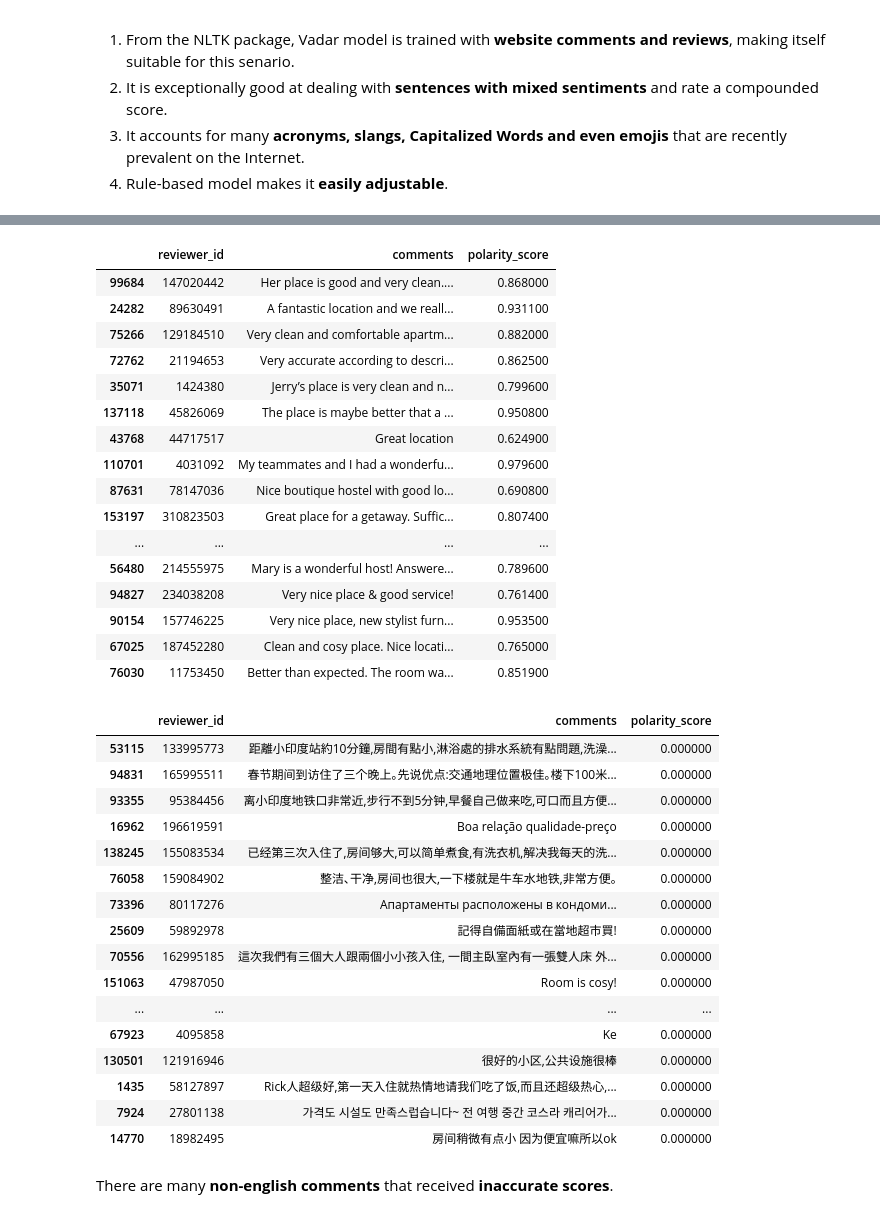
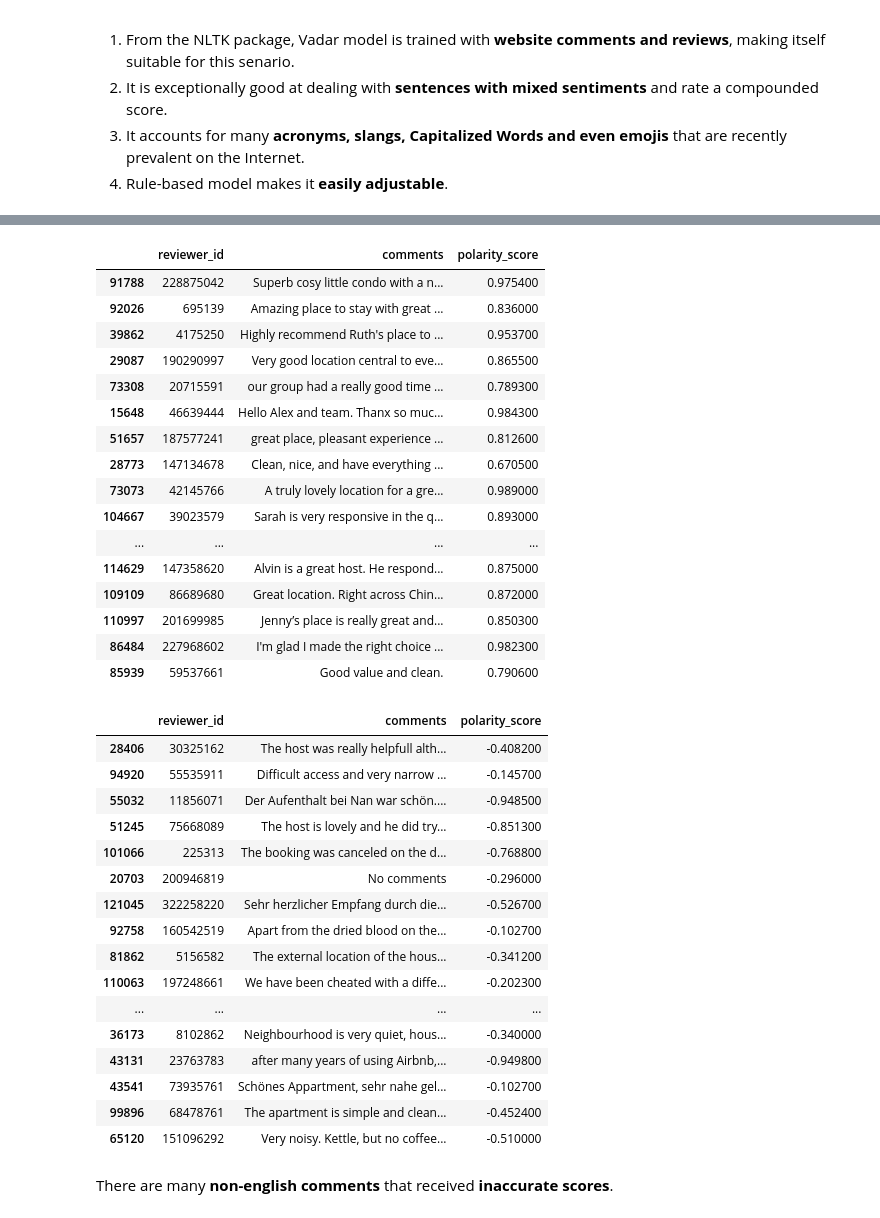
Before and after one commit to JT-H/Recommendation-System-for-Airbnb-Houses, a Jupyter notebook: Data Preparation/原始数据/NLP_on_Customer_Comments.ipynb, the cells around one changed output, grey strips where cells are left out. Cells and saved outputs as stored; diff of their text form; code cells hidden in the pictures.

Commit message:
Update NLP on Customer Comments

```diff
--- a/Data Preparation/原始数据/NLP_on_Customer_Comments.ipynb
+++ b/Data Preparation/原始数据/NLP_on_Customer_Comments.ipynb
@@ -39,3 +40,3 @@ nltk.download('vader_lexicon')
 True
 # %%
-df = pd.read_csv('../../Datasets/cleaned_reviews.csv').iloc[:,1:]
+df = pd.read_csv('../../Datasets/cleaned_reviews.csv')
@@ -171,42 +190,42 @@ See the caveats in the documentation: https://pandas.pydata.org/pandas-docs/stab
 df.loc[df.polarity_score >= 0.5,['reviewer_id','comments','polarity_score']].sample(20).style.bar(subset=['polarity_score'], align='mid', color=['#d65f5f', '#5fba7d'])
 # %% [output]
 |  | reviewer_id | comments | polarity_score |
-| 99684 | 147020442 | Her place is good and very clean.... | 0.868000 |
-| 24282 | 89630491 | A fantastic location and we reall... | 0.931100 |
-| 75266 | 129184510 | Very clean and comfortable apartm... | 0.882000 |
-| 72762 | 21194653 | Very accurate according to descri... | 0.862500 |
-| 35071 | 1424380 | Jerry’s place is very clean and n... | 0.799600 |
-| 137118 | 45826069 | The place is maybe better that a ... | 0.950800 |
-| 43768 | 44717517 | Great location | 0.624900 |
-| 110701 | 4031092 | My teammates and I had a wonderfu... | 0.979600 |
-| 87631 | 78147036 | Nice boutique hostel with good lo... | 0.690800 |
-| 153197 | 310823503 | Great place for a getaway. Suffic... | 0.807400 |
+| 91788 | 228875042 | Superb cosy little condo with a n... | 0.975400 |
+| 92026 | 695139 | Amazing place to stay with great ... | 0.836000 |
+| 39862 | 4175250 | Highly recommend Ruth's place to ... | 0.953700 |
+| 29087 | 190290997 | Very good location central to eve... | 0.865500 |
+| 73308 | 20715591 | our group had a really good time ... | 0.789300 |
+| 15648 | 46639444 | Hello Alex and team. Thanx so muc... | 0.984300 |
+| 51657 | 187577241 | great place, pleasant experience ... | 0.812600 |
+| 28773 | 147134678 | Clean, nice, and have everything ... | 0.670500 |
+| 73073 | 42145766 | A truly lovely location for a gre... | 0.989000 |
+| 104667 | 39023579 | Sarah is very responsive in the q... | 0.893000 |
 | ... | ... | ... | ... |
-| 56480 | 214555975 | Mary is a wonderful host! Answere... | 0.789600 |
-| 94827 | 234038208 | Very nice place & good service! | 0.761400 |
-| 90154 | 157746225 | Very nice place, new stylist furn... | 0.953500 |
-| 67025 | 187452280 | Clean and cosy place. Nice locati... | 0.765000 |
-| 76030 | 11753450 | Better than expected. The room wa... | 0.851900 |
+| 114629 | 147358620 | Alvin is a great host. He respond... | 0.875000 |
+| 109109 | 86689680 | Great location. Right across Chin... | 0.872000 |
+| 110997 | 201699985 | Jenny’s place is really great and... | 0.850300 |
+| 86484 | 227968602 | I'm glad I made the right choice ... | 0.982300 |
+| 85939 | 59537661 | Good value and clean. | 0.790600 |
 # %%
-df.loc[df.polarity_score == 0,['reviewer_id','comments','polarity_score']].sample(20).style.bar(subset=['polarity_score'], align='mid', color=['#d65f5f', '#5fba7d'])
+df.loc[df.polarity_score < 0,['reviewer_id','comments','polarity_score']].sample(20).style.bar(subset=['polarity_score'], align='mid', color=['#d65f5f', '#5fba7d'])
 # %% [output]
 |  | reviewer_id | comments | polarity_score |
-| 53115 | 133995773 | 距離小印度站約10分鐘,房間有點小,淋浴處的排水系統有點問題,洗澡... | 0.000000 |
-| 94831 | 165995511 | 春节期间到访住了三个晚上｡先说优点:交通地理位置极佳｡楼下100米... | 0.000000 |
-| 93355 | 95384456 | 离小印度地铁口非常近,步行不到5分钟,早餐自己做来吃,可口而且方便... | 0.000000 |
-| 16962 | 196619591 | Boa relação qualidade-preço | 0.000000 |
-| 138245 | 155083534 | 已经第三次入住了,房间够大,可以简单煮食,有洗衣机,解决我每天的洗... | 0.000000 |
-| 76058 | 159084902 | 整洁､干净,房间也很大,一下楼就是牛车水地铁,非常方便｡ | 0.000000 |
-| 73396 | 80117276 | Апартаменты расположены в кондоми... | 0.000000 |
-| 25609 | 59892978 | 記得自備面紙或在當地超市買! | 0.000000 |
-| 70556 | 162995185 | 這次我們有三個大人跟兩個小小孩入住, 一間主臥室內有一張雙人床 外... | 0.000000 |
-| 151063 | 47987050 | Room is cosy! | 0.000000 |
+| 28406 | 30325162 | The host was really helpfull alth... | -0.408200 |
+| 94920 | 55535911 | Difficult access and very narrow ... | -0.145700 |
+| 55032 | 11856071 | Der Aufenthalt bei Nan war schön.... | -0.948500 |
+| 51245 | 75668089 | The host is lovely and he did try... | -0.851300 |
+| 101066 | 225313 | The booking was canceled on the d... | -0.768800 |
+| 20703 | 200946819 | No comments | -0.296000 |
+| 121045 | 322258220 | Sehr herzlicher Empfang durch die... | -0.526700 |
+| 92758 | 160542519 | Apart from the dried blood on the... | -0.102700 |
+| 81862 | 5156582 | The external location of the hous... | -0.341200 |
+| 110063 | 197248661 | We have been cheated with a diffe... | -0.202300 |
 | ... | ... | ... | ... |
-| 67923 | 4095858 | Ke | 0.000000 |
-| 130501 | 121916946 | 很好的小区,公共设施很棒 | 0.000000 |
-| 1435 | 58127897 | Rick人超级好,第一天入住就热情地请我们吃了饭,而且还超级热心,... | 0.000000 |
-| 7924 | 27801138 | 가격도 시설도 만족스럽습니다~ 전 여행 중간 코스라 캐리어가... | 0.000000 |
-| 14770 | 18982495 | 房间稍微有点小 因为便宜嘛所以ok | 0.000000 |
+| 36173 | 8102862 | Neighbourhood is very quiet, hous... | -0.340000 |
+| 43131 | 23763783 | after many years of using Airbnb,... | -0.949800 |
+| 43541 | 73935761 | Schönes Appartment, sehr nahe gel... | -0.102700 |
+| 99896 | 68478761 | The apartment is simple and clean... | -0.452400 |
+| 65120 | 151096292 | Very noisy. Kettle, but no coffee... | -0.510000 |
 # %% [markdown]
 There are many **non-english comments** that received **inaccurate scores**.
 # %%
```
Also changed, not shown: parts of 21 cells of this notebook, 1 other file.
